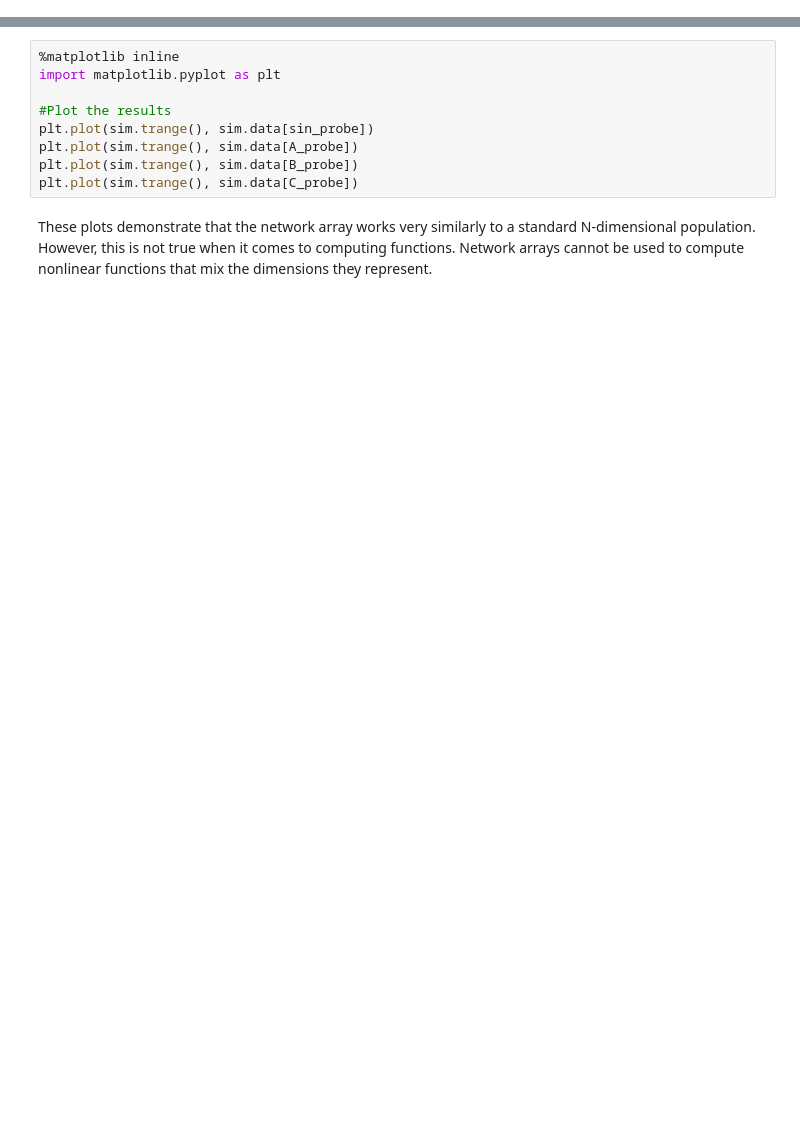
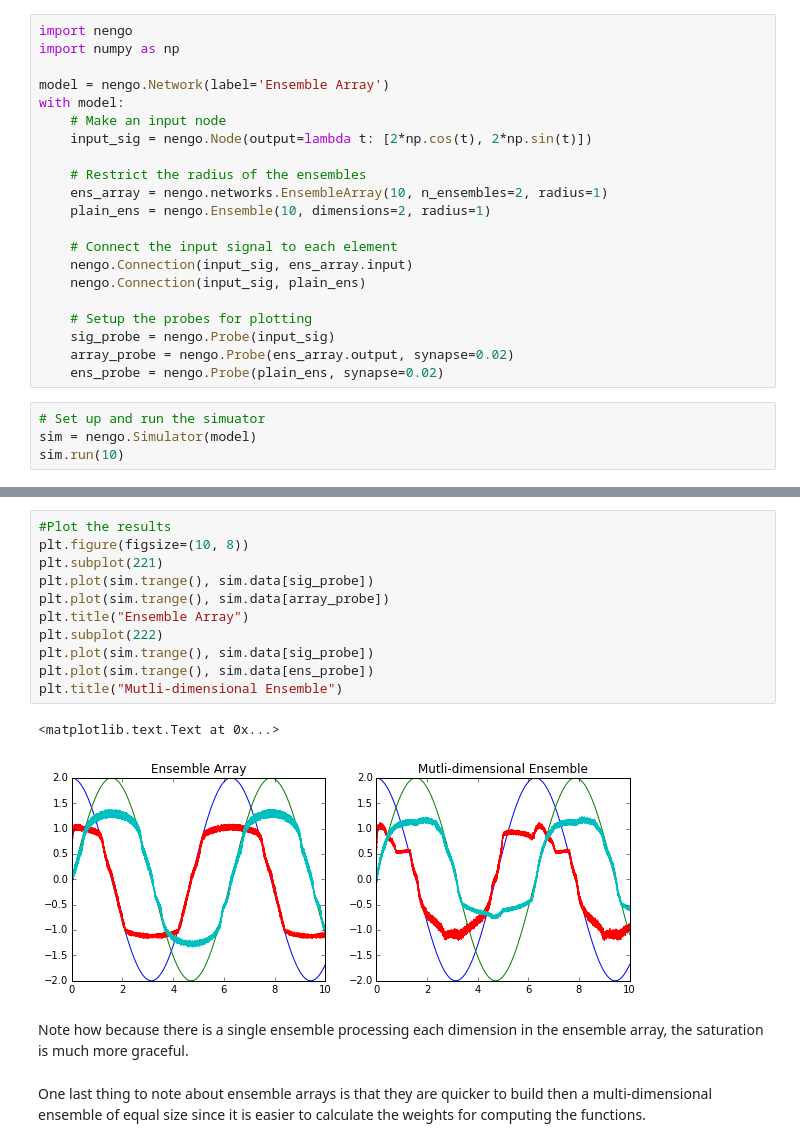
Before and after one commit to nengo/nengo, a Jupyter notebook: examples/ensemble_array.ipynb, the cells around one changed output, grey strips where cells are left out. Cells and saved outputs as stored; diff of their text form; blank space fills up the shorter version.

```diff
--- a/examples/ensemble_array.ipynb
+++ b/examples/ensemble_array.ipynb
@@ -34,0 +64,25 @@ sim.run(10)
+# %%
+import nengo
+import numpy as np
+
+model = nengo.Network(label='Ensemble Array')
+with model:
+    # Make an input node
+    input_sig = nengo.Node(output=lambda t: [2*np.cos(t), 2*np.sin(t)])
+
+    # Restrict the radius of the ensembles
+    ens_array = nengo.networks.EnsembleArray(10, n_ensembles=2, radius=1)
+    plain_ens = nengo.Ensemble(10, dimensions=2, radius=1)
+
+    # Connect the input signal to each element
+    nengo.Connection(input_sig, ens_array.input)
+    nengo.Connection(input_sig, plain_ens)
+
+    # Setup the probes for plotting
+    sig_probe = nengo.Probe(input_sig)
+    array_probe = nengo.Probe(ens_array.output, synapse=0.02)
+    ens_probe = nengo.Probe(plain_ens, synapse=0.02)
+# %%
+# Set up and run the simuator
+sim = nengo.Simulator(model)
+sim.run(10)
@@ -35,11 +91,18 @@ sim.run(10)
 # %%
-%matplotlib inline
-import matplotlib.pyplot as plt
-
 #Plot the results
-plt.plot(sim.trange(), sim.data[sin_probe])
-plt.plot(sim.trange(), sim.data[A_probe])
-plt.plot(sim.trange(), sim.data[B_probe])
-plt.plot(sim.trange(), sim.data[C_probe])
+plt.figure(figsize=(10, 8))
+plt.subplot(221)
+plt.plot(sim.trange(), sim.data[sig_probe])
+plt.plot(sim.trange(), sim.data[array_probe])
+plt.title("Ensemble Array")
+plt.subplot(222)
+plt.plot(sim.trange(), sim.data[sig_probe])
+plt.plot(sim.trange(), sim.data[ens_probe])
+plt.title("Mutli-dimensional Ensemble")
+# %% [output]
+<matplotlib.text.Text at 0x...>
+[figure, added]
-# %% [markdown]
-These plots demonstrate that the network array works very similarly to a standard N-dimensional population. However, this is not true when it comes to computing functions. Network arrays cannot be used to compute nonlinear functions that mix the dimensions they represent.
+# %% [markdown]
+Note how because there is a single ensemble processing each dimension in the ensemble array, the saturation is much more graceful.
+# %% [markdown]
+One last thing to note about ensemble arrays is that they are quicker to build then a multi-dimensional ensemble of equal size since it is easier to calculate the weights for computing the functions.
```
Also changed, not shown: parts of 6 cells of this notebook, 1 other file.
